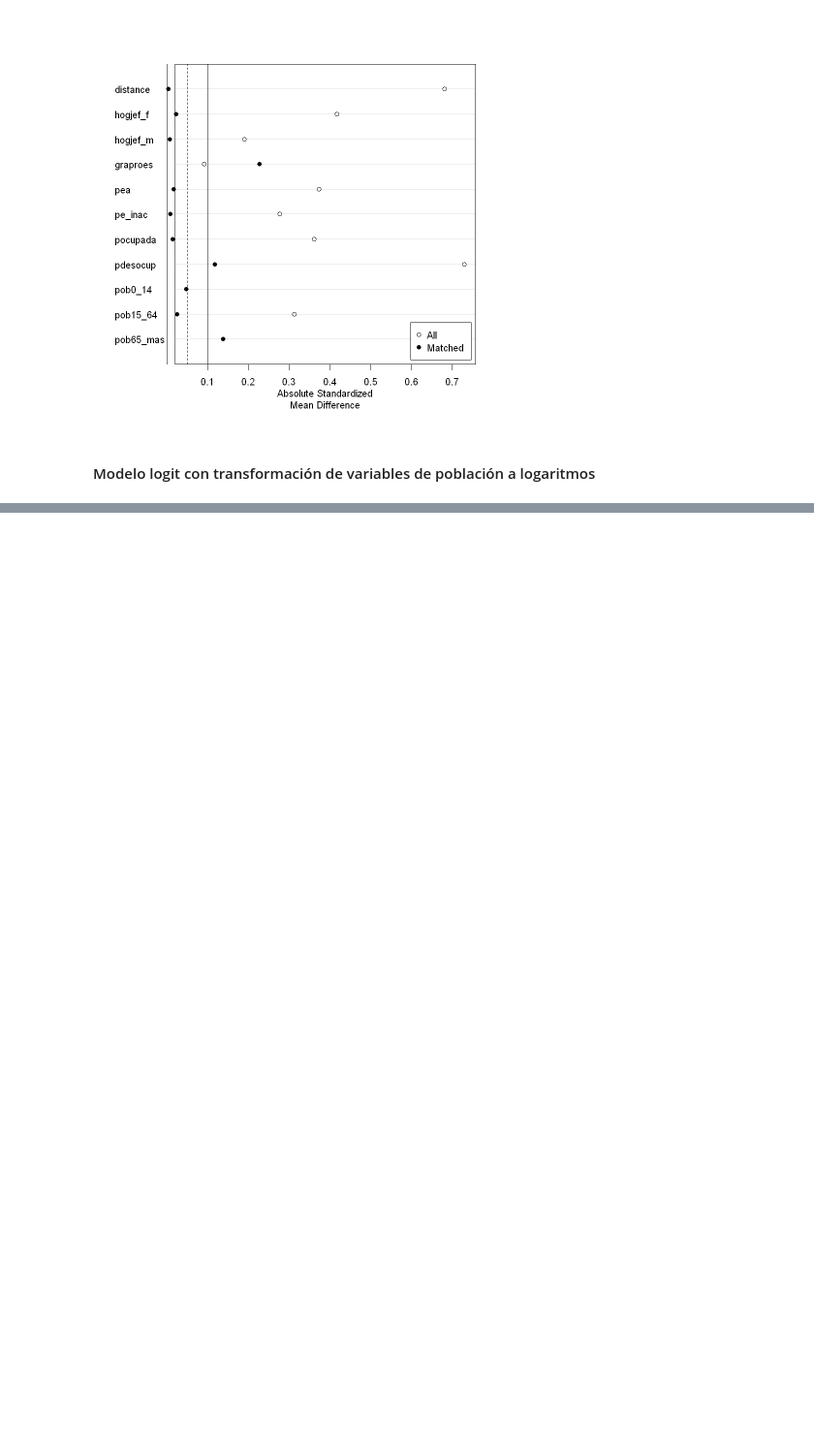
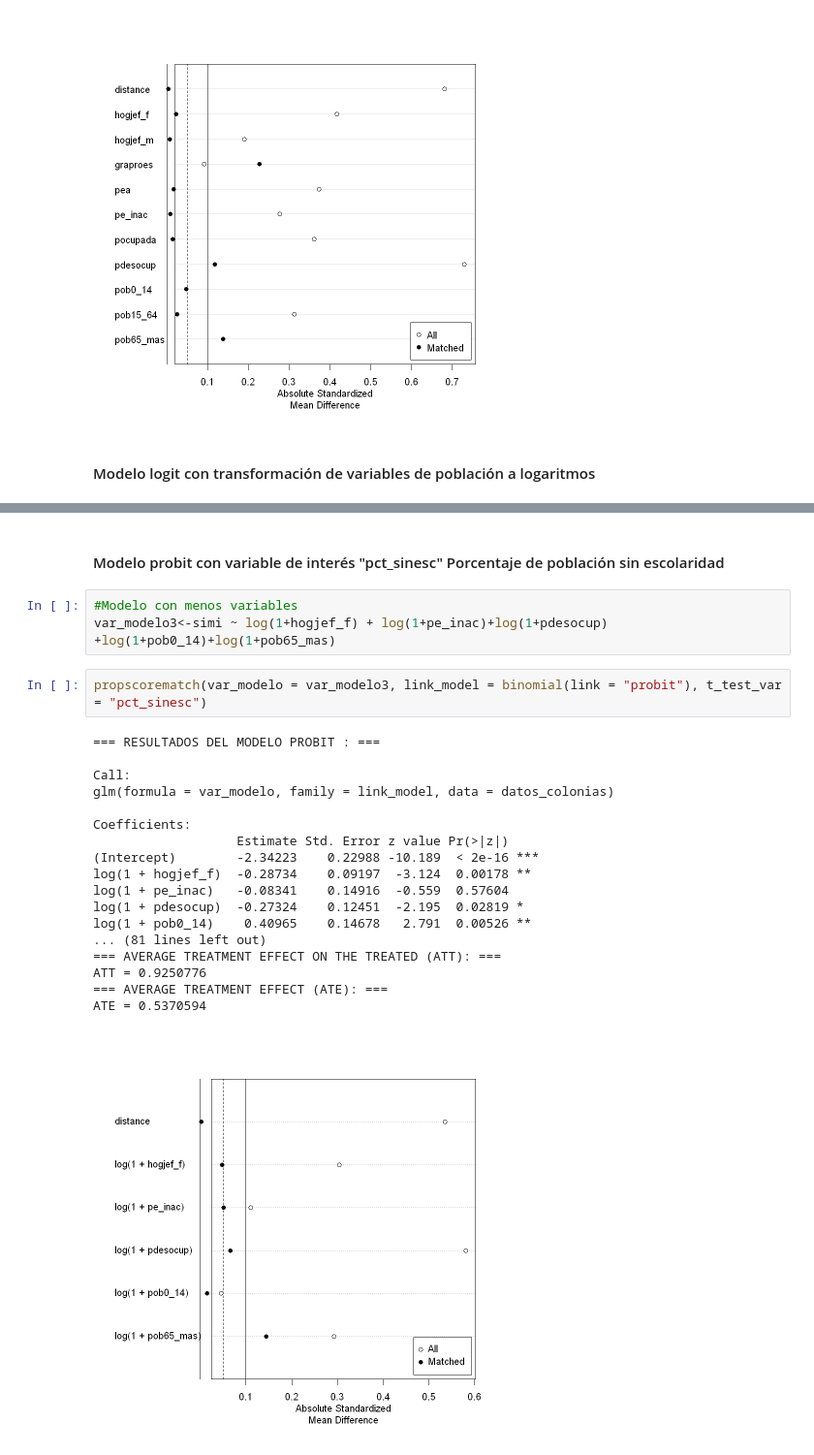
Before and after one commit to claudiodanielpc/proyecto_simi, a Jupyter notebook: scripts/propensity_score.ipynb, the cells around one changed output, grey strips where cells are left out. Shown at 97% size. Cells and saved outputs as stored; diff of their text form; blank space fills up the shorter version.

```diff
--- a/scripts/propensity_score.ipynb
+++ b/scripts/propensity_score.ipynb
@@ -312,0 +408,26 @@ mean in group 0 mean in group 1
+# %% [markdown]
+#### Modelo probit con variable de interés "pct_sinesc" Porcentaje de población sin escolaridad
+# %%
+#Modelo con menos variables
+var_modelo3<-simi ~ log(1+hogjef_f) + log(1+pe_inac)+log(1+pdesocup) +log(1+pob0_14)+log(1+pob65_mas)
+# %%
+propscorematch(var_modelo = var_modelo3, link_model = binomial(link = "probit"), t_test_var = "pct_sinesc")
+# %% [output]
+=== RESULTADOS DEL MODELO PROBIT : ===
+
+Call:
+glm(formula = var_modelo, family = link_model, data = datos_colonias)
+
+Coefficients:
+                   Estimate Std. Error z value Pr(>|z|)
+(Intercept)        -2.34223    0.22988 -10.189  < 2e-16 ***
+log(1 + hogjef_f)  -0.28734    0.09197  -3.124  0.00178 **
+log(1 + pe_inac)   -0.08341    0.14916  -0.559  0.57604
+log(1 + pdesocup)  -0.27324    0.12451  -2.195  0.02819 *
+log(1 + pob0_14)    0.40965    0.14678   2.791  0.00526 **
+... (81 lines left out)
+=== AVERAGE TREATMENT EFFECT ON THE TREATED (ATT): ===
+ATT = 0.9250776
+=== AVERAGE TREATMENT EFFECT (ATE): ===
+ATE = 0.5370594
+[figure, added]
```
Also changed, not shown: parts of 13 cells of this notebook.
